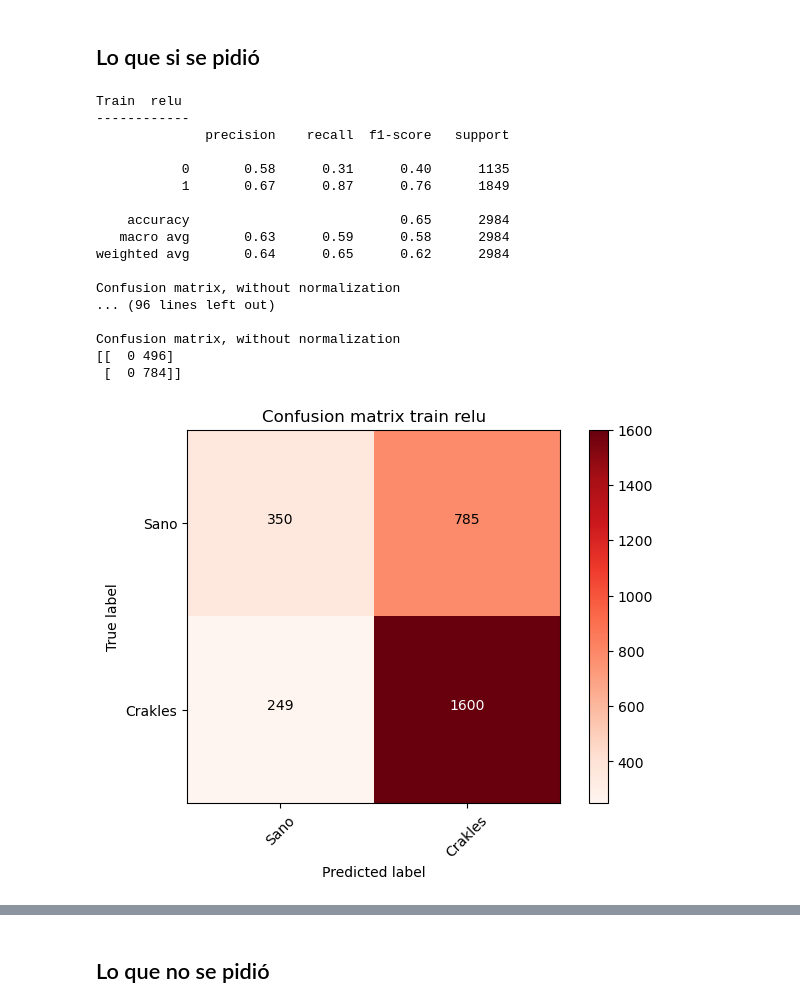
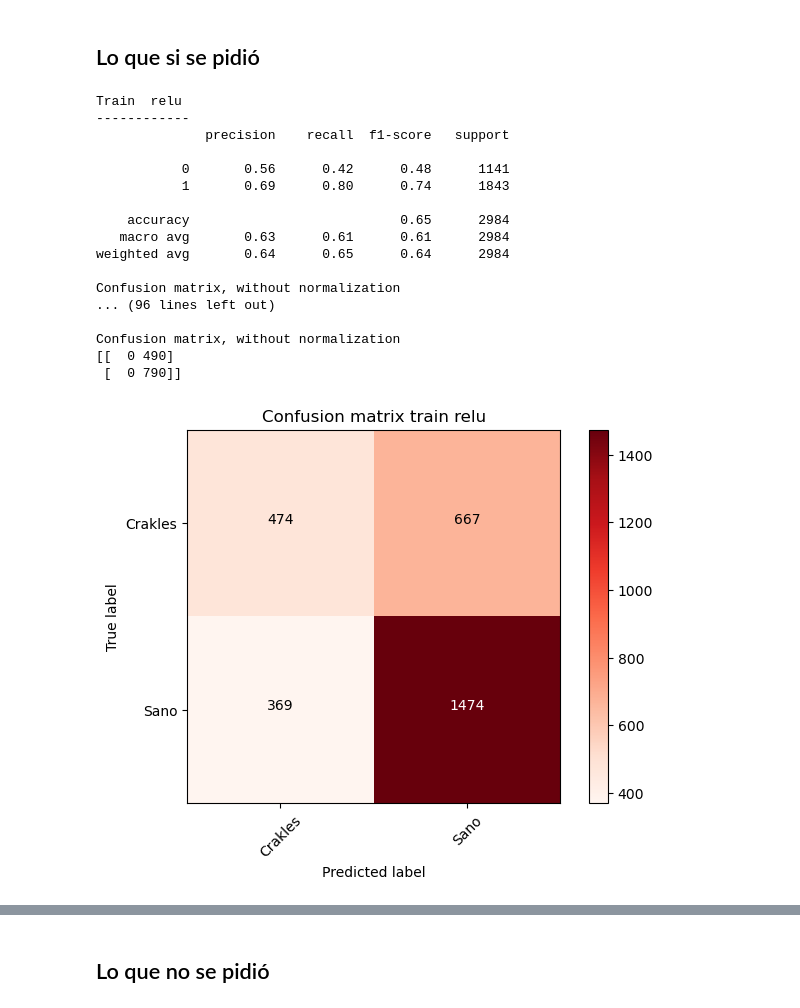
Before and after one commit to Ruizxp/Biosenales_El-Gran-Final, a Jupyter notebook: Terminator.ipynb, the cells around one changed output, grey strips where cells are left out. Saved outputs shown, nothing was run; the diff lists cells and outputs as text; code cells hidden in the pictures.

```diff
--- a/Terminator.ipynb
+++ b/Terminator.ipynb
@@ -112,7 +112,7 @@ print (x.shape, y.shape)
 print ("test size %.2f"%test_size)
 print ("val size is %.2f (relative to %.2f) "%(val_size, 1-test_size))
 
-Xtv, Xts, ytv, yts = train_test_split(x, y, test_size=test_size)
+Xtv, Xts, ytv, yts = train_test_split(x, y, test_size=test_size,stratify=y,random_state=23)
 
 print (Xtv.shape, Xts.shape)
 # %% [output]
@@ -215,26 +215,26 @@ En este caso vamos a probar con varias redes neuronales, cambiaremos la activaci
 # %%
 mlp_relu = MLPClassifier(hidden_layer_sizes=(20,20,20), activation='relu', solver='adam', max_iter=10000)
 mlp_identity = MLPClassifier(hidden_layer_sizes=(20,20,20), activation='identity', solver='adam', max_iter=10000)
 mlp_tanh = MLPClassifier(hidden_layer_sizes=(20,20,20), activation='tanh', solver='adam', max_iter=10000)
 mlp_logic=MLPClassifier(hidden_layer_sizes=(20,20,20), activation='logistic', solver='adam', max_iter=10000)
 a=[mlp_relu,mlp_identity,mlp_tanh,mlp_logic]
-me_da_pereza(a,Xtv,ytv,Xts,yts,['Sano','Crakles'])
+me_da_pereza(a,Xtv,ytv,Xts,yts,['Crakles','Sano'])
 # %% [output]
 Train  relu
 ------------
               precision    recall  f1-score   support
 
-           0       0.58      0.31      0.40      1135
-           1       0.67      0.87      0.76      1849
+           0       0.56      0.42      0.48      1141
+           1       0.69      0.80      0.74      1843
 
     accuracy                           0.65      2984
-   macro avg       0.63      0.59      0.58      2984
-weighted avg       0.64      0.65      0.62      2984
+   macro avg       0.63      0.61      0.61      2984
+weighted avg       0.64      0.65      0.64      2984
 
 Confusion matrix, without normalization
 ... (96 lines left out)
 
 Confusion matrix, without normalization
-[[  0 496]
- [  0 784]]
+[[  0 490]
+ [  0 790]]
-[figure, old version]
+[figure, new version]
```
Also changed, not shown: parts of 10 cells of this notebook.
